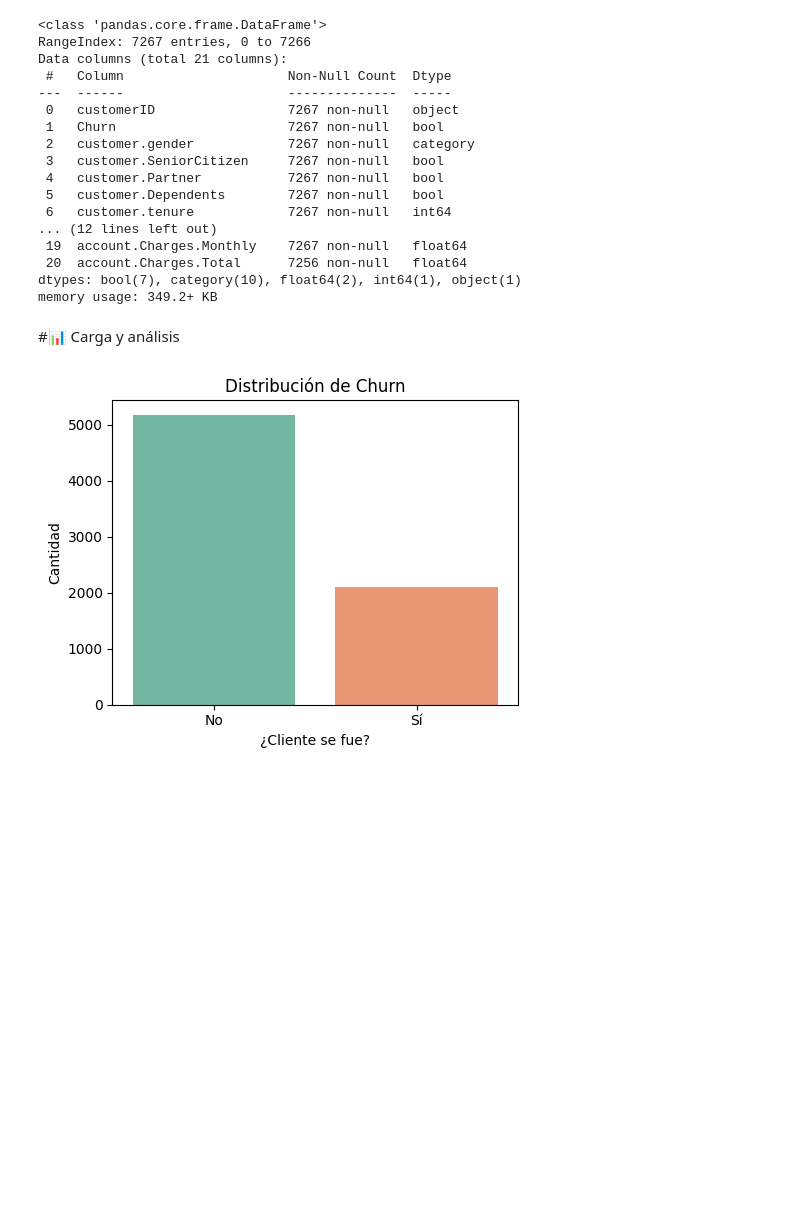
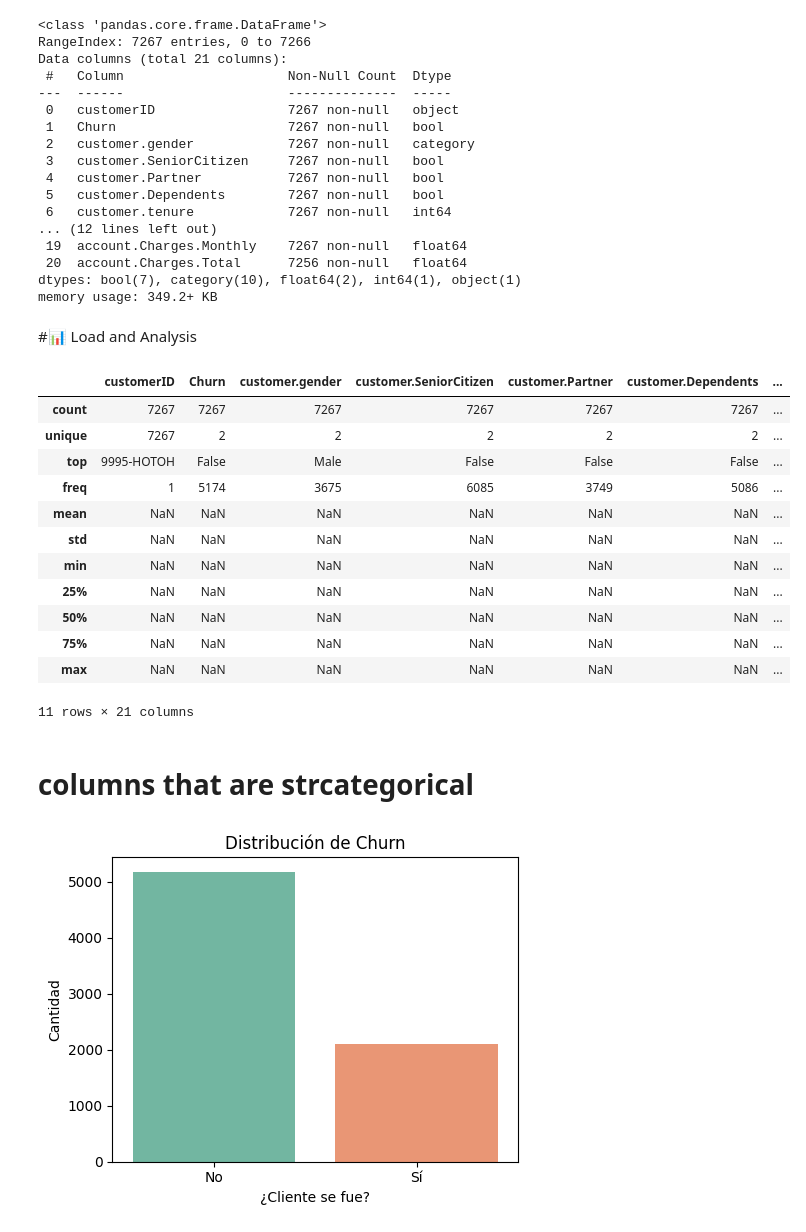
Before and after one commit to sebastian172gm/Challenge-One, a Jupyter notebook: challenge-telecomX_Latam/TelecomX_LATAM.ipynb, the cells around one changed output. Drawn from its saved outputs; the diff is of its cells as text; code cells hidden in the pictures; blank space fills up the shorter version.

```diff
--- a/challenge-telecomX_Latam/TelecomX_LATAM.ipynb
+++ b/challenge-telecomX_Latam/TelecomX_LATAM.ipynb
@@ -147,8 +153,26 @@ Data columns (total 21 columns):
  20  account.Charges.Total      7256 non-null   float64
 dtypes: bool(7), category(10), float64(2), int64(1), object(1)
 memory usage: 349.2+ KB
-# %% [markdown]
-#📊 Carga y análisis
+# %% [markdown]
+#📊 Load and Analysis
 # %%
 # load data base in .CSV format
 df1.to_csv("TelecomX_Data_Cleaned.csv", index=False)
+# %%
+df1.describe(include='all')
+# %% [output]
+|  | customerID | Churn | customer.gender | customer.SeniorCitizen | customer.Partner | customer.Dependents | ... |
+| count | 7267 | 7267 | 7267 | 7267 | 7267 | 7267 | ... |
+| unique | 7267 | 2 | 2 | 2 | 2 | 2 | ... |
+| top | 9995-HOTOH | False | Male | False | False | False | ... |
+| freq | 1 | 5174 | 3675 | 6085 | 3749 | 5086 | ... |
+| mean | NaN | NaN | NaN | NaN | NaN | NaN | ... |
+| std | NaN | NaN | NaN | NaN | NaN | NaN | ... |
+| min | NaN | NaN | NaN | NaN | NaN | NaN | ... |
+| 25% | NaN | NaN | NaN | NaN | NaN | NaN | ... |
+| 50% | NaN | NaN | NaN | NaN | NaN | NaN | ... |
+| 75% | NaN | NaN | NaN | NaN | NaN | NaN | ... |
+| max | NaN | NaN | NaN | NaN | NaN | NaN | ... |
+11 rows × 21 columns
+# %% [markdown]
+# columns that are strcategorical
```
Also changed, not shown: parts of 7 cells of this notebook.
